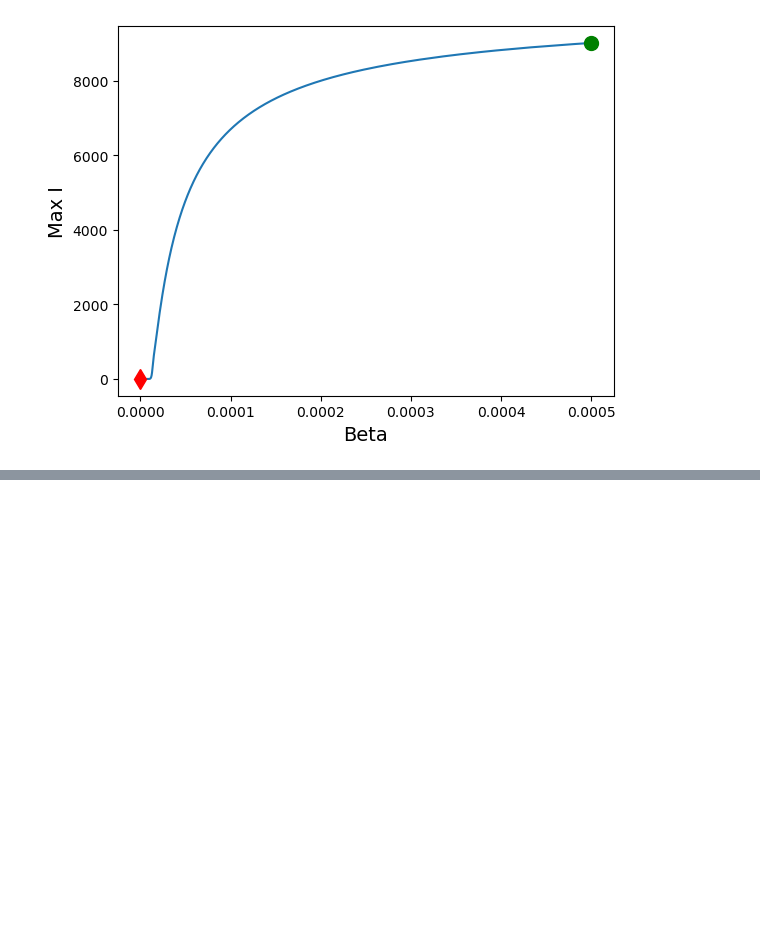
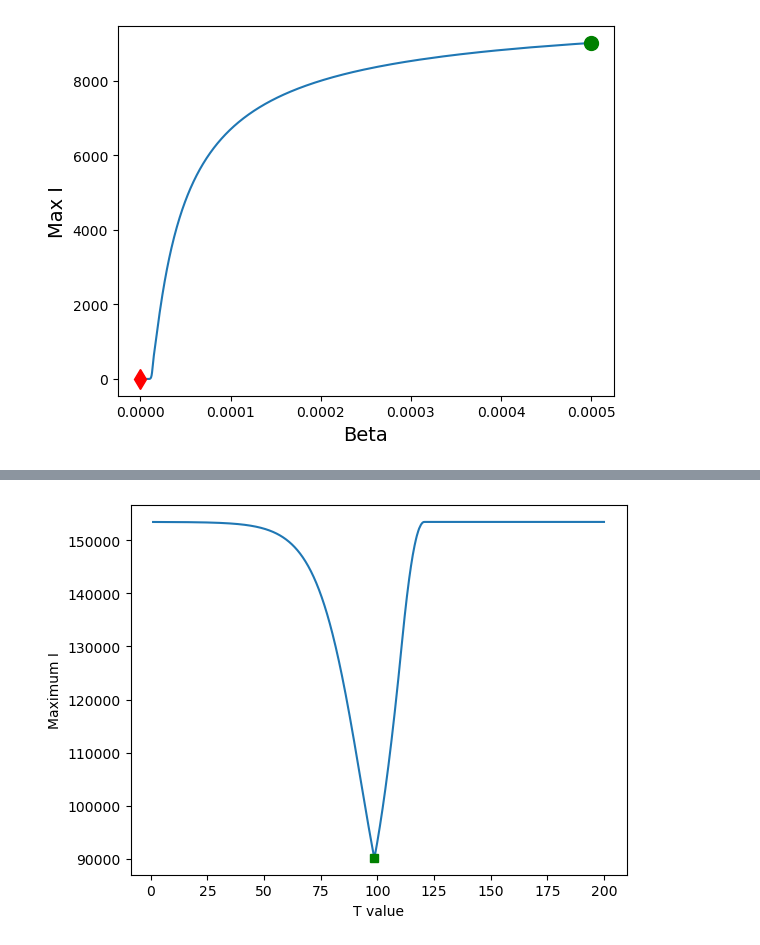
Before and after one commit to 17reid/MA124_epidemiology, a Jupyter notebook: Epidemiology_1_Code.ipynb, the cells around one changed output, grey strips where cells are left out. Saved outputs shown, nothing was run; the diff lists cells and outputs as text; code cells hidden in the pictures; blank space fills up the shorter version.

```diff
--- a/Epidemiology_1_Code.ipynb
+++ b/Epidemiology_1_Code.ipynb
@@ -224,0 +368,33 @@ plt.show()
+# %%
+def get_max_I_vary_T(T,mu=0.1):
+    # set up time grid for the solution
+    tf = 300
+    Nsteps = 10000
+    t = np.linspace(0, tf, Nsteps+1)
+
+    # Set initial conditions and put into array y0
+    N = 10**6
+    I0 = 5
+    S0 = N - I0
+    R0 = 0
+    y0 = np.array([S0, I0, R0])
+    out = (odeint(SIR,y0,t,args=(mu,T)))
+    return max(out[:,1]) # The values of I are stored in out[:,1]
+# %%
+Nsteps = 1000
+T_values = np.linspace(1,200,Nsteps+1)
+max_I_vals = np.zeros(Nsteps+1)
+for i in range(0,len(T_values)):
+    max_I_vals[i] = get_max_I_vary_T(T_values[i])
+
+min_I_index = max_I_vals.argmin(axis=0)
+
+plt.plot(T_values,max_I_vals)
+plt.plot(T_values[min_I_index],max_I_vals[min_I_index],"gs")
+plt.xlabel("T value")
+plt.ylabel("Maximum I")
+plt.show()
+
+print(f"The minimum I occurs at T = {T_values[min_I_index]}")
+# %% [output]
+[figure, added]
```
Also changed, not shown: parts of 13 cells of this notebook, 1 other file.
